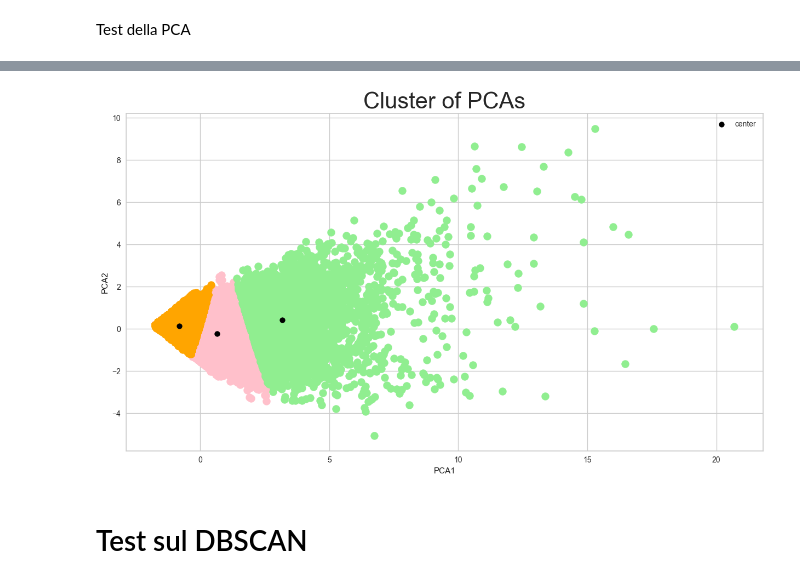
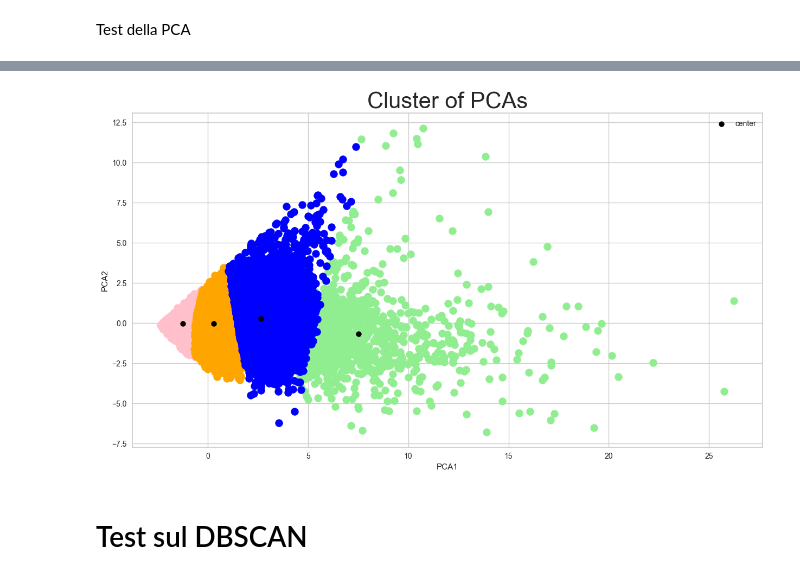
Before and after one commit to ChiaraAmalia/DataScience2Project, a Jupyter notebook: clusterJupy.ipynb, the cells around one changed output, grey strips where cells are left out. Drawn from its saved outputs; the diff is of its cells as text; code cells hidden in the pictures.

```diff
--- a/clusterJupy.ipynb
+++ b/clusterJupy.ipynb
@@ -120,0 +193,23 @@ dtype: int64
+# %%
+# take only annual income and spending score
+a = pd.DataFrame(data={'PM10':df['PM10'],'PM25':df2['PM25']})
+x = a.iloc[:, [0, 1]].values
+
+# let's check the shape of x
+print(x.shape)
+
+km = KMeans(n_clusters = 4, init = 'random', max_iter = 2, n_init = 5, random_state = 0)
+y_means = km.fit_predict(x)
+
+plt.figure(figsize=(15,8))
+plt.scatter(x[y_means == 1, 0], x[y_means == 1, 1], s = 100, c = 'magenta', label = 'Basso inquinamento')
+plt.scatter(x[y_means == 3, 0], x[y_means == 3, 1], s = 100, c = 'pink', label = 'Inquinamento normale')
+plt.scatter(x[y_means == 0, 0], x[y_means == 0, 1], s = 100, c = 'yellow', label = 'Alto inquinamento')
+plt.scatter(x[y_means == 2, 0], x[y_means == 2, 1], s = 100, c = 'cyan', label = 'Molto inquinato')
+plt.scatter(km.cluster_centers_[:,0], km.cluster_centers_[:, 1], s = 50, c = 'blue' , label = 'centroid')
+
+plt.title('K Means Clustering', fontsize = 20)
+plt.xlabel('PM10')
+plt.ylabel('PM25')
+plt.legend()
+plt.show()
@@ -389,12 +530,12 @@ plt.show()
 # %% [markdown]
 Test della PCA
 # %%
-pre_clustering1 = dataset.loc[(dataset['NO_2'].notnull()) & (dataset['SO_2'].notnull()) & (dataset['PM10'].notnull()) & (dataset['PM25'].notnull())]
+#pre_clustering1 = dataset.loc[(dataset['NO_2'].notnull()) & (dataset['SO_2'].notnull()) & (dataset['PM10'].notnull()) & (dataset['PM25'].notnull())]
 
-display(pre_clustering1.info())
-clusteringLeo = pre_clustering1.iloc[:,[6,10]].values
-sampleN = 100000
-clusteringLeo=clusteringLeo[random.sample(range(1,max(clusteringLeo.shape)),sampleN)]
+#display(pre_clustering1.info())
+clusteringLeo = full2.values
+#sampleN = 2000
+#clusteringLeo=clusteringLeo[random.sample(range(1,max(clusteringLeo.shape)),sampleN)] # Estrazione casuale di N campioni
 scaler = StandardScaler()
 scaler.fit(clusteringLeo)
 StandardScaler()
@@ -402,17 +543,17 @@ clusteringLeo = scaler.transform(clusteringLeo)
 
 from sklearn.cluster import KMeans
 
-wcss = []
+distortions = []
 for i in range(1, 11):
     kmeans = KMeans(n_clusters = i, init = 'k-means++', max_iter = 300, n_init = 10, random_state = 0)
     kmeans.fit(clusteringLeo)
-    wcss.append(kmeans.inertia_)
+    distortions.append(kmeans.inertia_)
 
 plt.figure(figsize=(15,5))
-plt.plot(range(1, 11), wcss)
+plt.plot(range(1, 11), distortions)
 plt.title('K-Means Clustering(The Elbow Method)', fontsize = 20)
 plt.xlabel('All')
-plt.ylabel('wcss')
+plt.ylabel('Distortions')
 plt.show()
 
 from sklearn.decomposition import PCA
@@ -442,26 +565,26 @@ None
 # %%
-kmeans = KMeans(n_clusters = 3, init = 'k-means++', max_iter = 300, n_init = 10, random_state = 0)
+kmeans = KMeans(n_clusters = 4, init = 'k-means++', max_iter = 300, n_init = 10, random_state = 0)
 ymeans = kmeans.fit_predict(clusteringLeo)
 
 plt.figure(figsize=(15,8))
 plt.title('Cluster of PCAs', fontsize = 30)
 
 plt.scatter(pca_x[ymeans == 0, 0], pca_x[ymeans == 0, 1], s = 100, c = 'pink')
 plt.scatter(pca_x[ymeans == 1, 0], pca_x[ymeans == 1, 1], s = 100, c = 'orange')
 plt.scatter(pca_x[ymeans == 2, 0], pca_x[ymeans == 2, 1], s = 100, c = 'lightgreen')
 plt.scatter(pca_x[ymeans == 3, 0], pca_x[ymeans == 3, 1], s = 100, c = 'blue')
 plt.scatter(pca_x[ymeans == 4, 0], pca_x[ymeans == 4, 1], s = 100, c = 'gray')
 plt.scatter(pca_x[ymeans == 5, 0], pca_x[ymeans == 5, 1], s = 100, c = 'red')
 
 centers = pca.transform(kmeans.cluster_centers_)
 plt.scatter(centers[:, 0], centers[:, 1], s = 50, c = 'black', label="center")
 
 plt.xlabel('PCA1')
 plt.ylabel('PCA2')
 plt.legend()
 plt.show()
 # %% [output]
-[figure, old version]
+[figure, new version]
 # %% [markdown]
 # Test sul DBSCAN
 # %%
```
Also changed, not shown: parts of 23 cells of this notebook.
